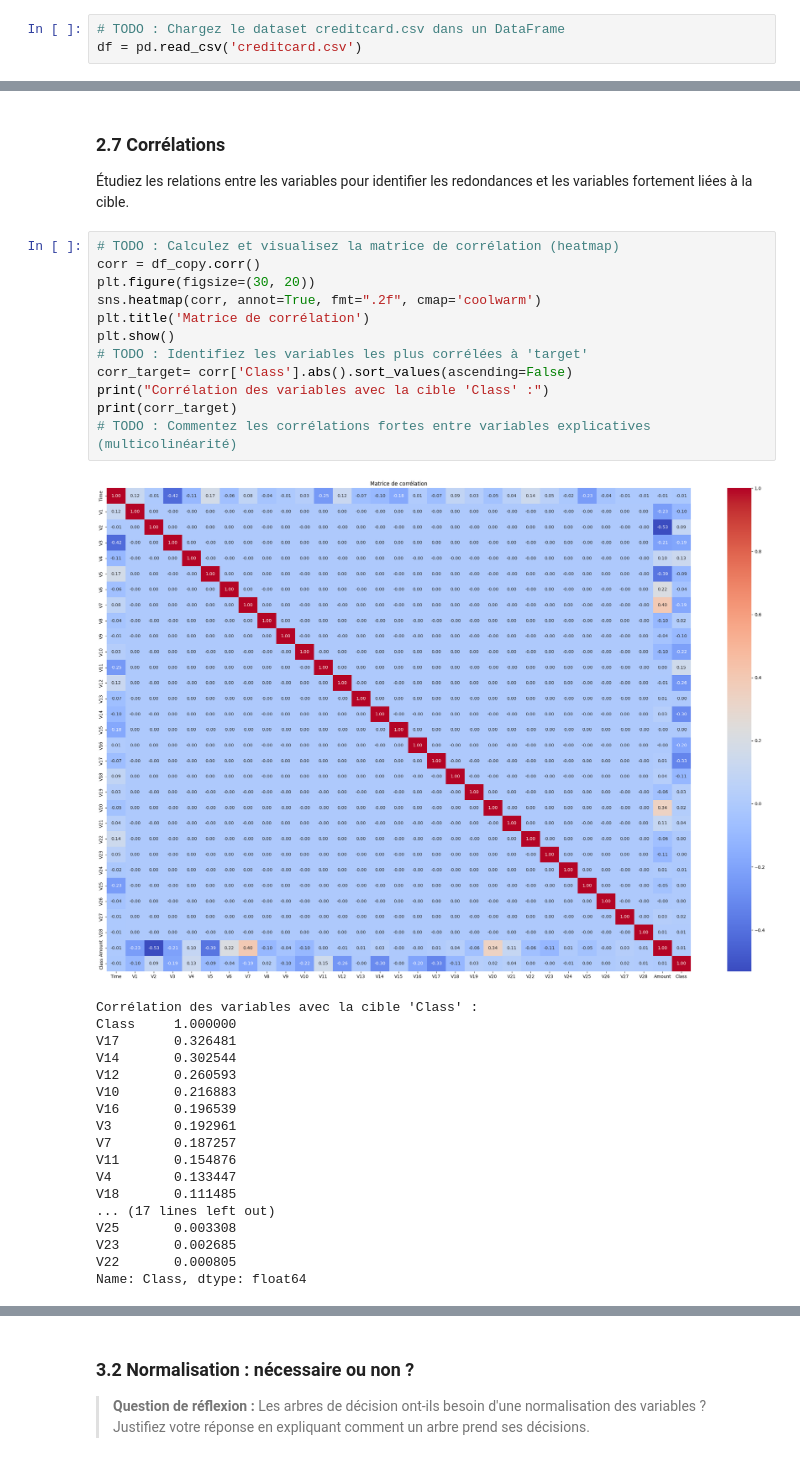
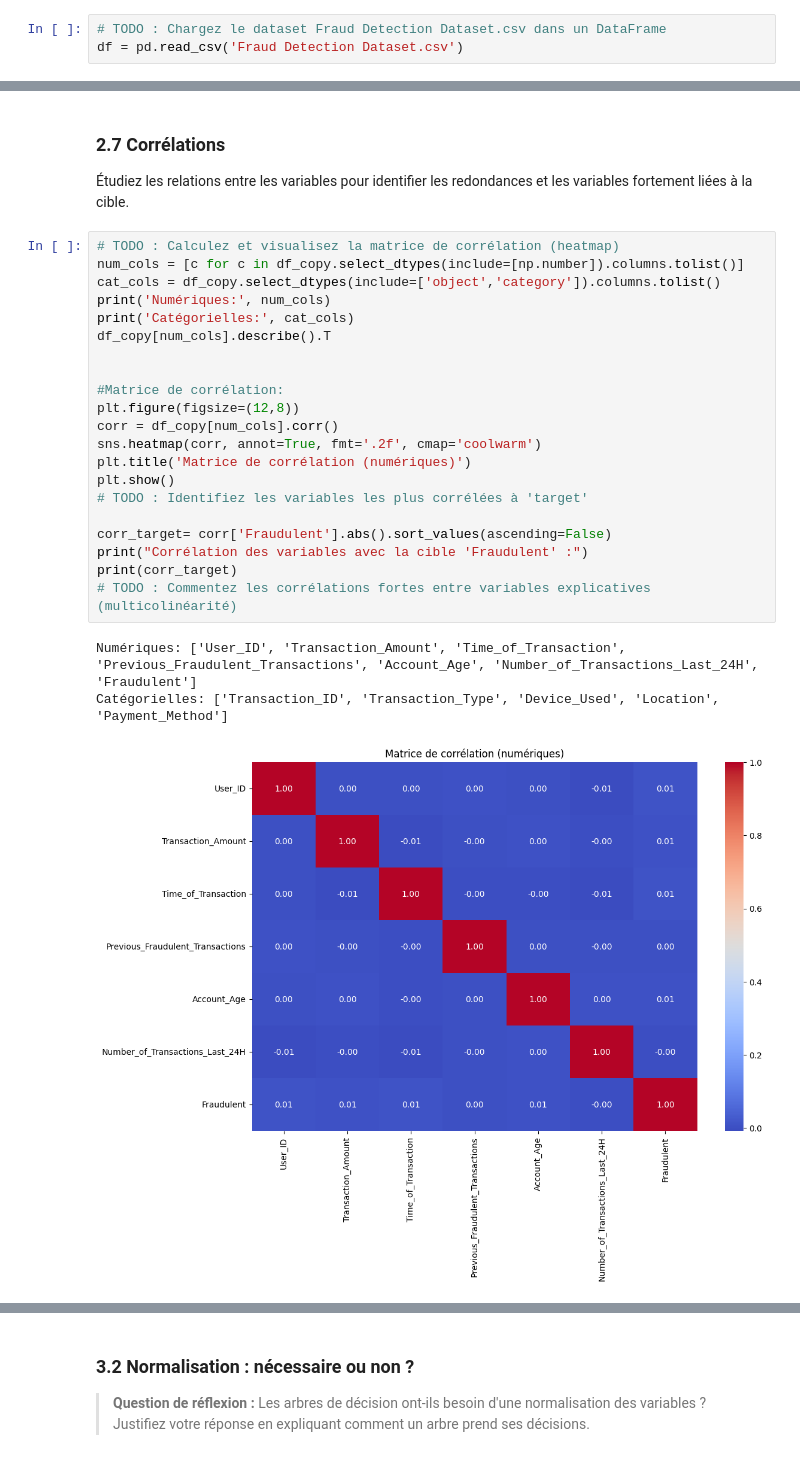
Before and after one commit to cherif-tg/DecisionTree_Fraud_detection, a Jupyter notebook: TP_Arbre_Decision (1).ipynb, the cells around one changed output, grey strips where cells are left out. Saved outputs shown, nothing was run; the diff lists cells and outputs as text.

```diff
--- a/TP_Arbre_Decision (1).ipynb
+++ b/TP_Arbre_Decision (1).ipynb
@@ -82,6 +82,6 @@ Chargez le dataset Breast Cancer depuis scikit-learn.
 # %%
-# TODO : Chargez le dataset creditcard.csv dans un DataFrame
-df = pd.read_csv('creditcard.csv')
+# TODO : Chargez le dataset Fraud Detection Dataset.csv dans un DataFrame
+df = pd.read_csv('Fraud Detection Dataset.csv')
 # %% [markdown]
 ### 2.2 Exploration initiale
 
@@ -247,32 +234,26 @@ plt.show()
 Étudiez les relations entre les variables pour identifier les redondances et les variables fortement liées à la cible.
 # %%
 # TODO : Calculez et visualisez la matrice de corrélation (heatmap)
-corr = df_copy.corr()
-plt.figure(figsize=(30, 20))
-sns.heatmap(corr, annot=True, fmt=".2f", cmap='coolwarm')
-plt.title('Matrice de corrélation')
+num_cols = [c for c in df_copy.select_dtypes(include=[np.number]).columns.tolist()]
+cat_cols = df_copy.select_dtypes(include=['object','category']).columns.tolist()
+print('Numériques:', num_cols)
+print('Catégorielles:', cat_cols)
+df_copy[num_cols].describe().T
+
+
+#Matrice de corrélation:
+plt.figure(figsize=(12,8))
+corr = df_copy[num_cols].corr()
+sns.heatmap(corr, annot=True, fmt='.2f', cmap='coolwarm')
+plt.title('Matrice de corrélation (numériques)')
 plt.show()
 # TODO : Identifiez les variables les plus corrélées à 'target'
-corr_target= corr['Class'].abs().sort_values(ascending=False)
-print("Corrélation des variables avec la cible 'Class' :")
+
+corr_target= corr['Fraudulent'].abs().sort_values(ascending=False)
+print("Corrélation des variables avec la cible 'Fraudulent' :")
 print(corr_target)
 # TODO : Commentez les corrélations fortes entre variables explicatives (multicolinéarité)
 # %% [output]
+Numériques: ['User_ID', 'Transaction_Amount', 'Time_of_Transaction', 'Previous_Fraudulent_Transactions', 'Account_Age', 'Number_of_Transactions_Last_24H', 'Fraudulent']
+Catégorielles: ['Transaction_ID', 'Transaction_Type', 'Device_Used', 'Location', 'Payment_Method']
-[figure, old version]
+[figure, new version]
-Corrélation des variables avec la cible 'Class' :
-Class     1.000000
-V17       0.326481
-V14       0.302544
-V12       0.260593
-V10       0.216883
-V16       0.196539
-V3        0.192961
-V7        0.187257
-V11       0.154876
-V4        0.133447
-V18       0.111485
-... (17 lines left out)
-V25       0.003308
-V23       0.002685
-V22       0.000805
-Name: Class, dtype: float64
```
Also changed, not shown: parts of 49 cells of this notebook, 1 other file.
